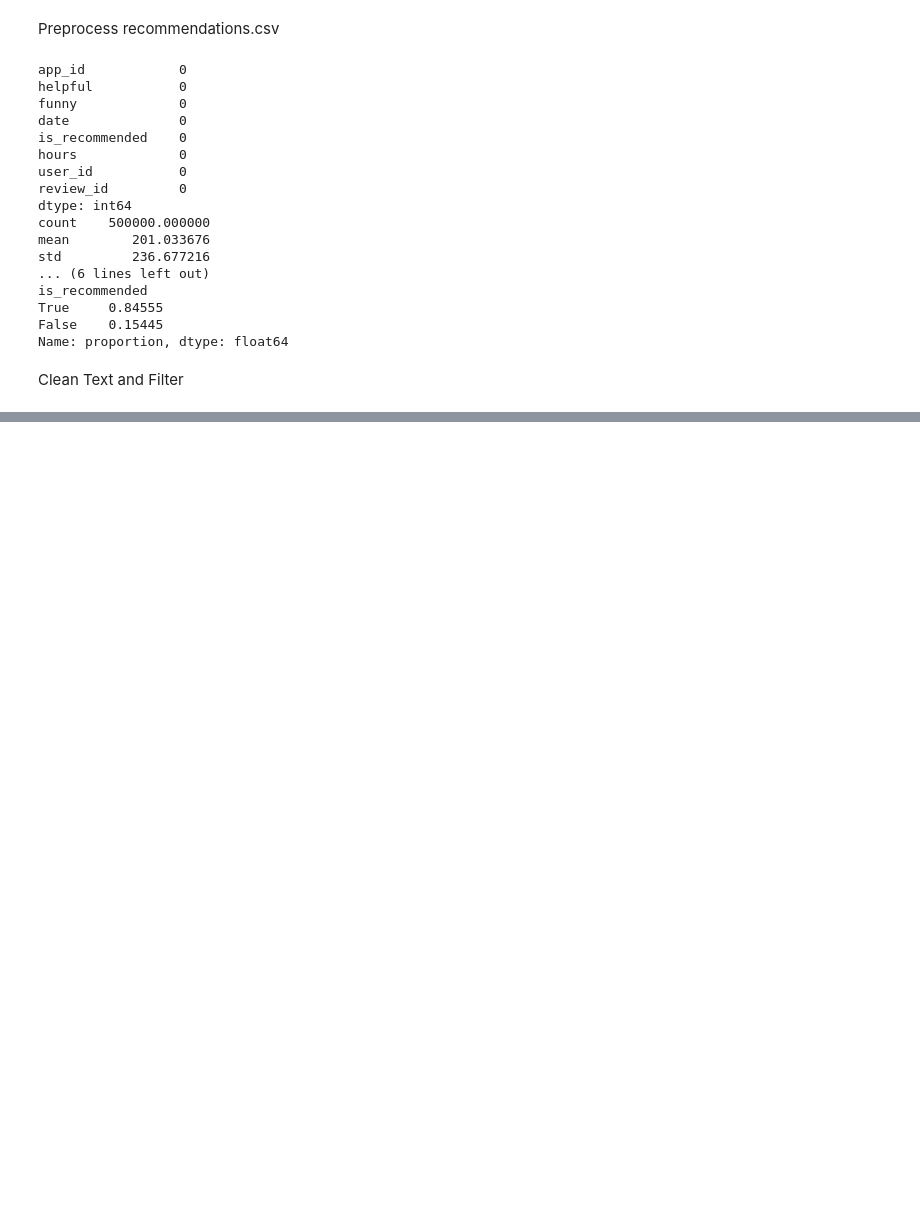
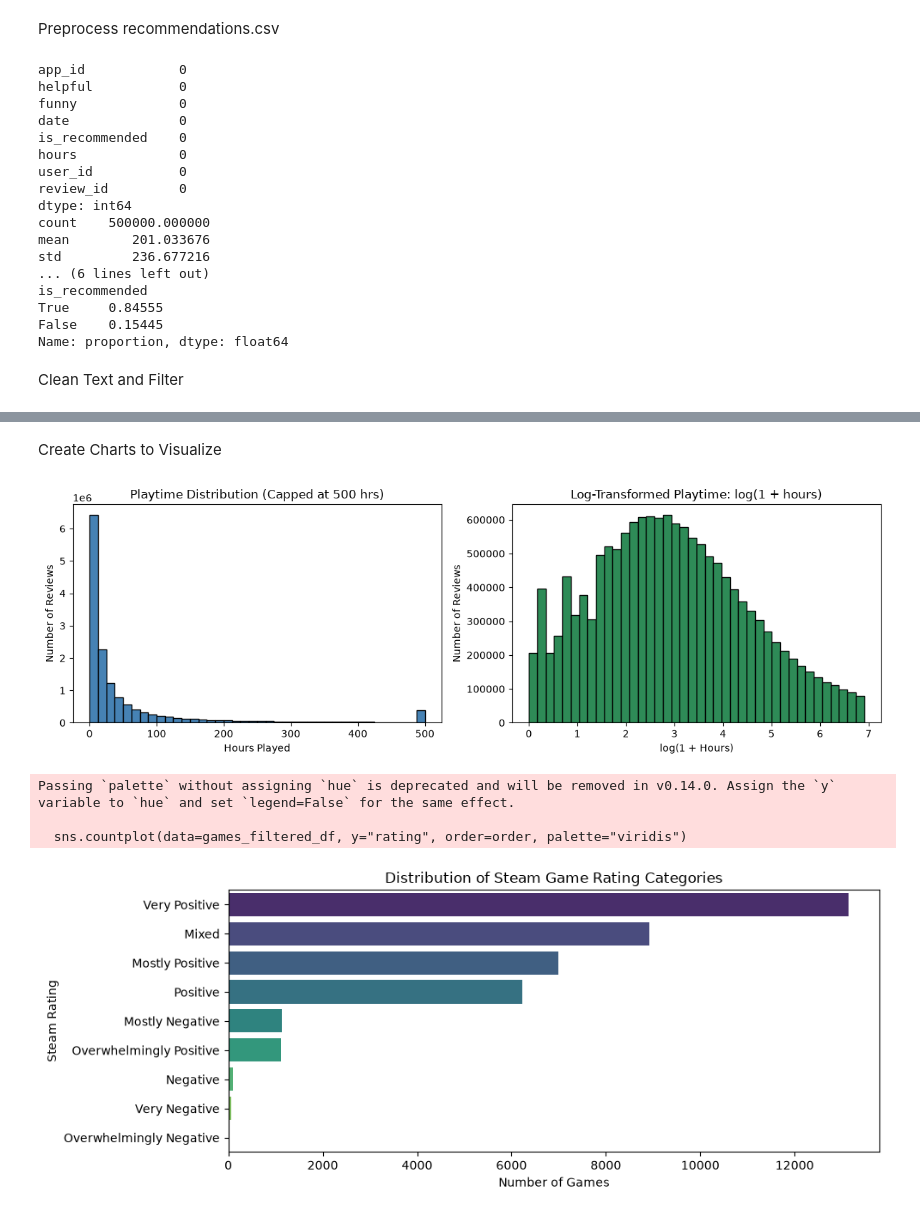
Before and after one commit to RaghavG189/CS439-Steam-Recommendation-Project, a Jupyter notebook: notebooks/01_eda_and_cleaning.ipynb, the cells around one changed output, grey strips where cells are left out. Saved outputs shown, nothing was run; the diff lists cells and outputs as text; code cells hidden in the pictures; blank space fills up the shorter version.

Commit message:
Completed code for 01_eda_and_cleaning.ipynb and generated charts from the datasets

```diff
--- a/notebooks/01_eda_and_cleaning.ipynb
+++ b/notebooks/01_eda_and_cleaning.ipynb
@@ -195,0 +215,48 @@ games_df['title'] = games_df['title'].str.strip()
+# %% [markdown]
+Create Charts to Visualize
+# %%
+import os
+os.makedirs("figures", exist_ok=True)
+
+# Chart 1 (1D Quantitative Histogram - Lecture 5.1): Raw vs Log-Scaled Playtime
+fig, axes = plt.subplots(1, 2, figsize=(12, 4))
+axes[0].hist(recs["hours"].clip(upper=500), bins=40, color="steelblue", edgecolor="black")
+axes[0].set_title("Playtime Distribution (Capped at 500 hrs)")
+axes[0].set_xlabel("Hours Played")
+axes[0].set_ylabel("Number of Reviews")
+
+axes[1].hist(np.log1p(recs["hours"]), bins=40, color="seagreen", edgecolor="black")
+axes[1].set_title("Log-Transformed Playtime: log(1 + hours)")
+axes[1].set_xlabel("log(1 + Hours)")
+axes[1].set_ylabel("Number of Reviews")
+plt.tight_layout()
+plt.savefig("figures/01_playtime_distribution.png", dpi=300)
+plt.show()
+
+# Chart 2 (1D Categorical Countplot - Lecture 5.1): Steam Rating Categories
+plt.figure(figsize=(10, 4))
+order = games_filtered_df["rating"].value_counts().index
+sns.countplot(data=games_filtered_df, y="rating", order=order, palette="viridis")
+plt.title("Distribution of Steam Game Rating Categories")
+plt.xlabel("Number of Games")
+plt.ylabel("Steam Rating")
+plt.tight_layout()
+plt.savefig("figures/02_rating_counts.png", dpi=300)
+plt.show()
+
+# Chart 3 (2D Relationship Scatter Plot - Lecture 5.1): Price vs Positive Ratio
+sample_games = games_filtered_df[games_filtered_df["price_final"] <= 80]
+plt.figure(figsize=(8, 5))
+plt.scatter(sample_games["price_final"], sample_games["positive_ratio"], alpha=0.15, s=10)
+plt.title("Game Price ($0–$80) vs. Positive Review Ratio")
+plt.xlabel("Final Price ($ USD)")
+plt.ylabel("Positive Review Percentage (%)")
+plt.tight_layout()
+plt.savefig("figures/03_price_vs_positive_ratio.png", dpi=300)
+plt.show()
+# %% [output]
+[figure, added]
+Passing `palette` without assigning `hue` is deprecated and will be removed in v0.14.0. Assign the `y` variable to `hue` and set `legend=False` for the same effect.
+
+  sns.countplot(data=games_filtered_df, y="rating", order=order, palette="viridis")
+[figure, added]
```
Also changed, not shown: parts of 2 cells of this notebook, 3 other files.
